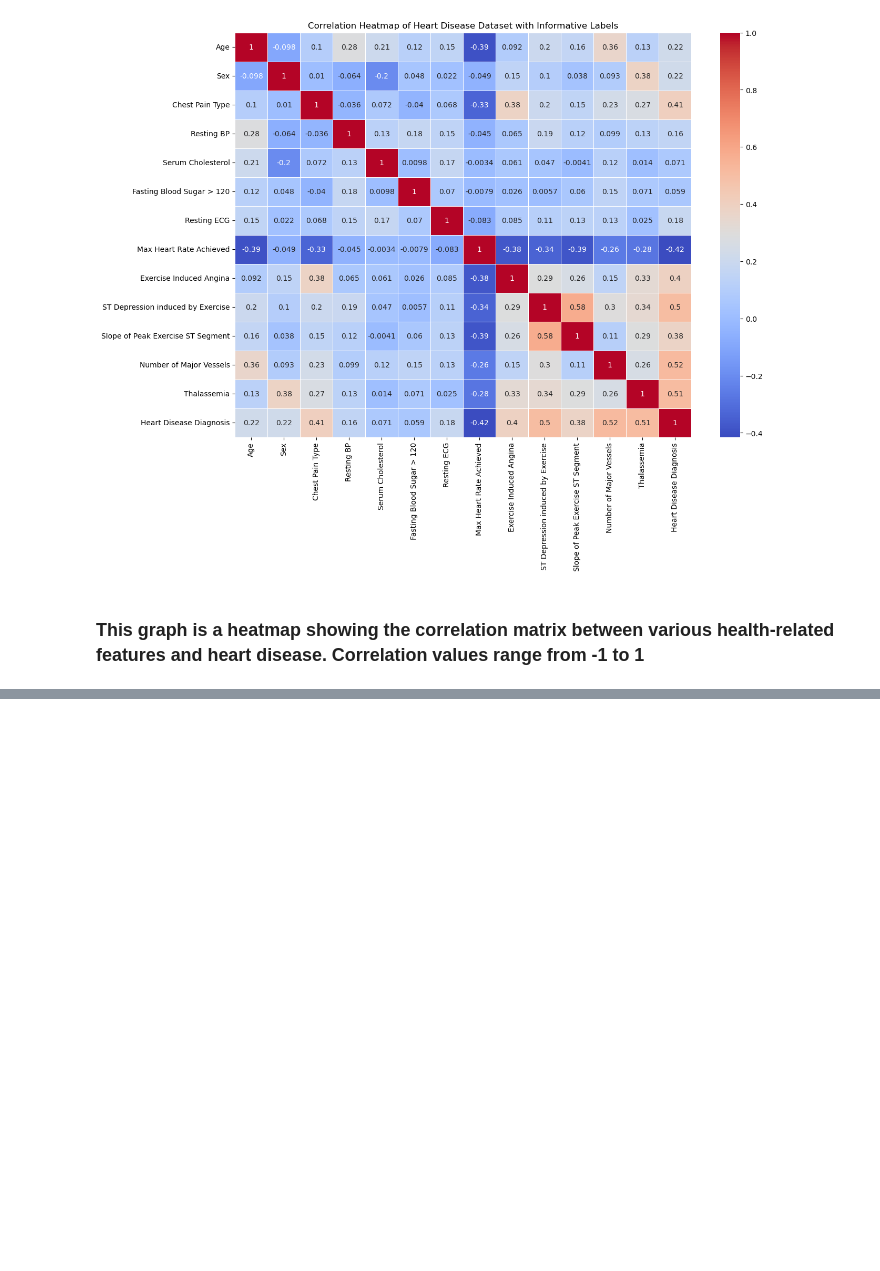
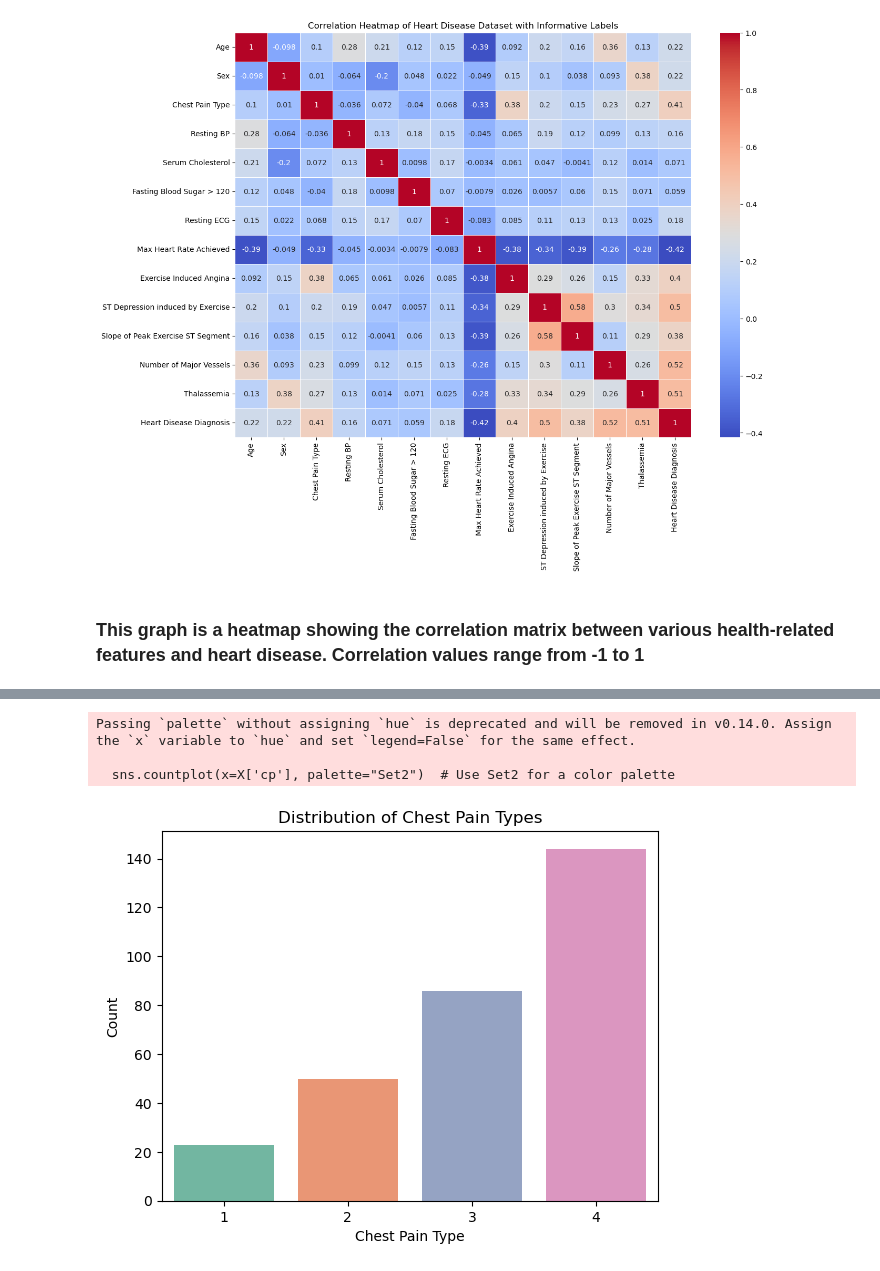
Before and after one commit to chenxi-liu233/24Fall_CSCI6806_Group10, a Jupyter notebook: eda/eda.ipynb, the cells around one changed output, grey strips where cells are left out. Drawn from its saved outputs; the diff is of its cells as text; code cells hidden in the pictures; blank space fills up the shorter version.

```diff
--- a/eda/eda.ipynb
+++ b/eda/eda.ipynb
@@ -143,0 +175,15 @@ plt.show()
+# %%
+# Count plot for Chest Pain Types (cp) with different colors using hue
+sns.countplot(x=X['cp'], palette="Set2")  # Use Set2 for a color palette
+plt.title('Distribution of Chest Pain Types')
+plt.xlabel('Chest Pain Type')
+plt.ylabel('Count')
+
+# Optionally, remove the legend if not needed
+plt.legend([], [], frameon=False)
+plt.show()
+# %% [output]
+Passing `palette` without assigning `hue` is deprecated and will be removed in v0.14.0. Assign the `x` variable to `hue` and set `legend=False` for the same effect.
+
+  sns.countplot(x=X['cp'], palette="Set2")  # Use Set2 for a color palette
+[figure, added]
```
Also changed, not shown: parts of 3 cells of this notebook.
